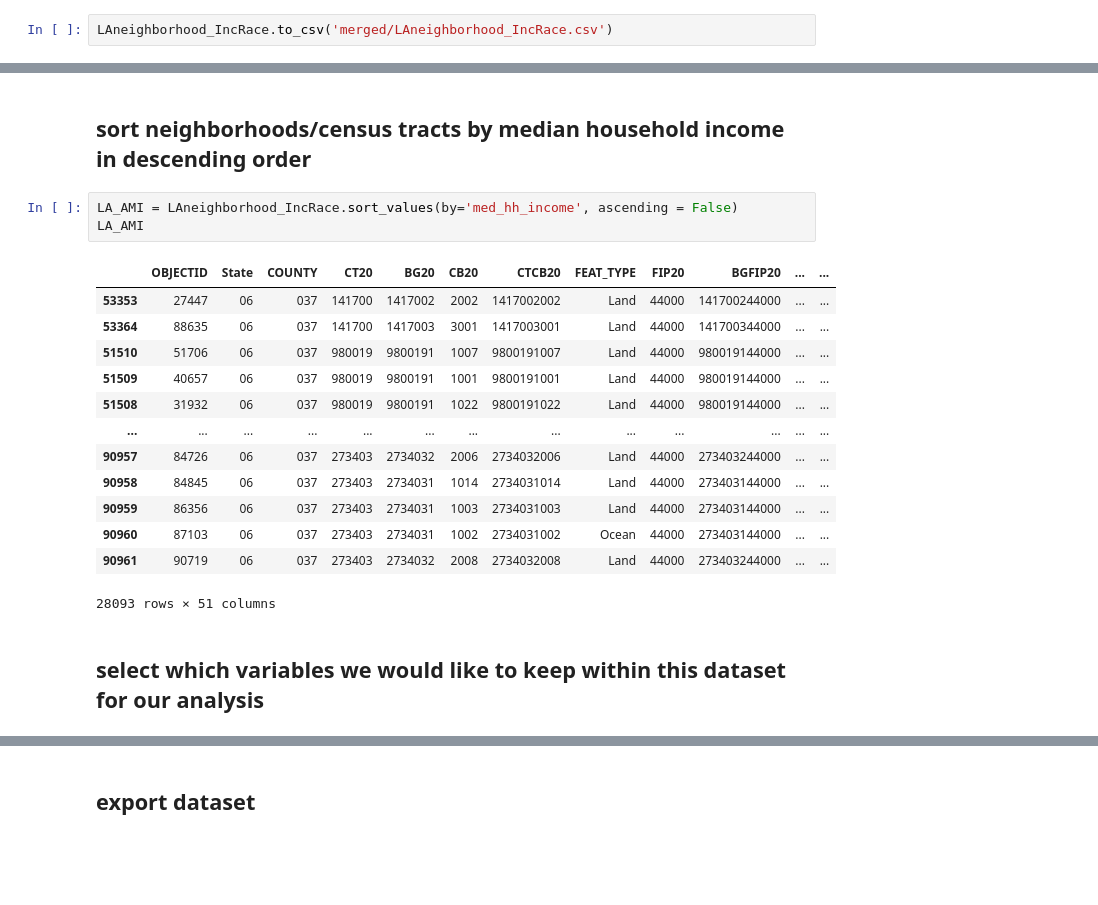
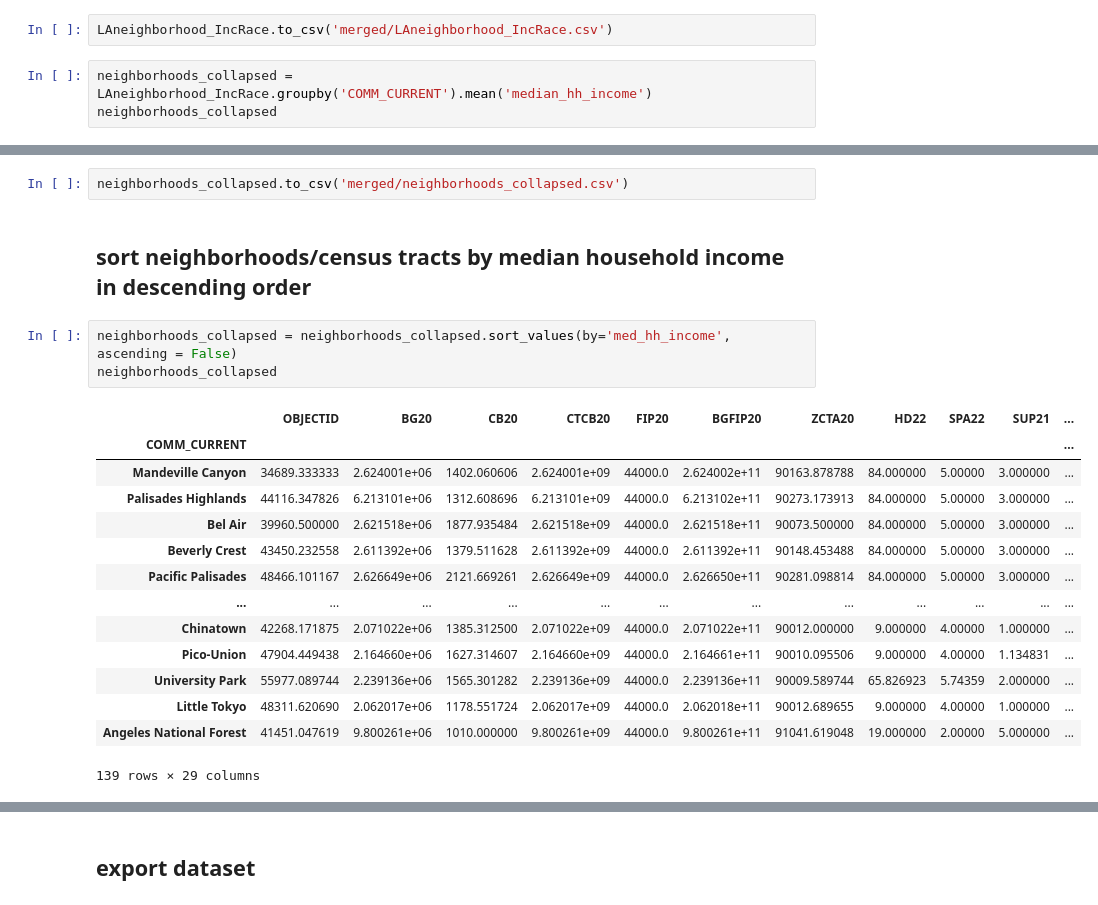
Before and after one commit to jabner120/GIS-group, a Jupyter notebook: Group Assignments/jabner120_v2.ipynb, the cells around one changed output, grey strips where cells are left out. Saved outputs shown, nothing was run; the diff lists cells and outputs as text; blank space fills up the shorter version.

```diff
--- a/Group Assignments/jabner120_v2.ipynb
+++ b/Group Assignments/jabner120_v2.ipynb
@@ -501,3 +502,6 @@ LAneighborhood_IncRace
 28093 rows × 51 columns
 # %%
 LAneighborhood_IncRace.to_csv('merged/LAneighborhood_IncRace.csv')
+# %%
+neighborhoods_collapsed = LAneighborhood_IncRace.groupby('COMM_CURRENT').mean('median_hh_income')
+neighborhoods_collapsed
@@ -504,21 +543,22 @@ LAneighborhood_IncRace.to_csv('merged/LAneighborhood_IncRace.csv')
+# %%
+neighborhoods_collapsed.to_csv('merged/neighborhoods_collapsed.csv')
 # %% [markdown]
 ## sort neighborhoods/census tracts by median household income in descending order
 # %%
-LA_AMI = LAneighborhood_IncRace.sort_values(by='med_hh_income', ascending = False)
-LA_AMI
+neighborhoods_collapsed = neighborhoods_collapsed.sort_values(by='med_hh_income', ascending = False)
+neighborhoods_collapsed
 # %% [output]
-|  | OBJECTID | State | COUNTY | CT20 | BG20 | CB20 | CTCB20 | FEAT_TYPE | FIP20 | BGFIP20 | ... | ... |
-| 53353 | 27447 | 06 | 037 | 141700 | 1417002 | 2002 | 1417002002 | Land | 44000 | 141700244000 | ... | ... |
-| 53364 | 88635 | 06 | 037 | 141700 | 1417003 | 3001 | 1417003001 | Land | 44000 | 141700344000 | ... | ... |
-| 51510 | 51706 | 06 | 037 | 980019 | 9800191 | 1007 | 9800191007 | Land | 44000 | 980019144000 | ... | ... |
-| 51509 | 40657 | 06 | 037 | 980019 | 9800191 | 1001 | 9800191001 | Land | 44000 | 980019144000 | ... | ... |
-| 51508 | 31932 | 06 | 037 | 980019 | 9800191 | 1022 | 9800191022 | Land | 44000 | 980019144000 | ... | ... |
-| ... | ... | ... | ... | ... | ... | ... | ... | ... | ... | ... | ... | ... |
-| 90957 | 84726 | 06 | 037 | 273403 | 2734032 | 2006 | 2734032006 | Land | 44000 | 273403244000 | ... | ... |
-| 90958 | 84845 | 06 | 037 | 273403 | 2734031 | 1014 | 2734031014 | Land | 44000 | 273403144000 | ... | ... |
-| 90959 | 86356 | 06 | 037 | 273403 | 2734031 | 1003 | 2734031003 | Land | 44000 | 273403144000 | ... | ... |
-| 90960 | 87103 | 06 | 037 | 273403 | 2734031 | 1002 | 2734031002 | Ocean | 44000 | 273403144000 | ... | ... |
-| 90961 | 90719 | 06 | 037 | 273403 | 2734032 | 2008 | 2734032008 | Land | 44000 | 273403244000 | ... | ... |
+|  | OBJECTID | BG20 | CB20 | CTCB20 | FIP20 | BGFIP20 | ZCTA20 | HD22 | SPA22 | SUP21 | ... |
+| COMM_CURRENT |  |  |  |  |  |  |  |  |  |  | ... |
+| Mandeville Canyon | 34689.333333 | 2.624001e+06 | 1402.060606 | 2.624001e+09 | 44000.0 | 2.624002e+11 | 90163.878788 | 84.000000 | 5.00000 | 3.000000 | ... |
+| Palisades Highlands | 44116.347826 | 6.213101e+06 | 1312.608696 | 6.213101e+09 | 44000.0 | 6.213102e+11 | 90273.173913 | 84.000000 | 5.00000 | 3.000000 | ... |
+| Bel Air | 39960.500000 | 2.621518e+06 | 1877.935484 | 2.621518e+09 | 44000.0 | 2.621518e+11 | 90073.500000 | 84.000000 | 5.00000 | 3.000000 | ... |
+| Beverly Crest | 43450.232558 | 2.611392e+06 | 1379.511628 | 2.611392e+09 | 44000.0 | 2.611392e+11 | 90148.453488 | 84.000000 | 5.00000 | 3.000000 | ... |
+| Pacific Palisades | 48466.101167 | 2.626649e+06 | 2121.669261 | 2.626649e+09 | 44000.0 | 2.626650e+11 | 90281.098814 | 84.000000 | 5.00000 | 3.000000 | ... |
+| ... | ... | ... | ... | ... | ... | ... | ... | ... | ... | ... | ... |
+| Chinatown | 42268.171875 | 2.071022e+06 | 1385.312500 | 2.071022e+09 | 44000.0 | 2.071022e+11 | 90012.000000 | 9.000000 | 4.00000 | 1.000000 | ... |
+| Pico-Union | 47904.449438 | 2.164660e+06 | 1627.314607 | 2.164660e+09 | 44000.0 | 2.164661e+11 | 90010.095506 | 9.000000 | 4.00000 | 1.134831 | ... |
+| University Park | 55977.089744 | 2.239136e+06 | 1565.301282 | 2.239136e+09 | 44000.0 | 2.239136e+11 | 90009.589744 | 65.826923 | 5.74359 | 2.000000 | ... |
+| Little Tokyo | 48311.620690 | 2.062017e+06 | 1178.551724 | 2.062017e+09 | 44000.0 | 2.062018e+11 | 90012.689655 | 9.000000 | 4.00000 | 1.000000 | ... |
+| Angeles National Forest | 41451.047619 | 9.800261e+06 | 1010.000000 | 9.800261e+09 | 44000.0 | 9.800261e+11 | 91041.619048 | 19.000000 | 2.00000 | 5.000000 | ... |
-28093 rows × 51 columns
+139 rows × 29 columns
-# %% [markdown]
-## select which variables we would like to keep within this dataset for our analysis
```
Also changed, not shown: parts of 13 cells of this notebook.
